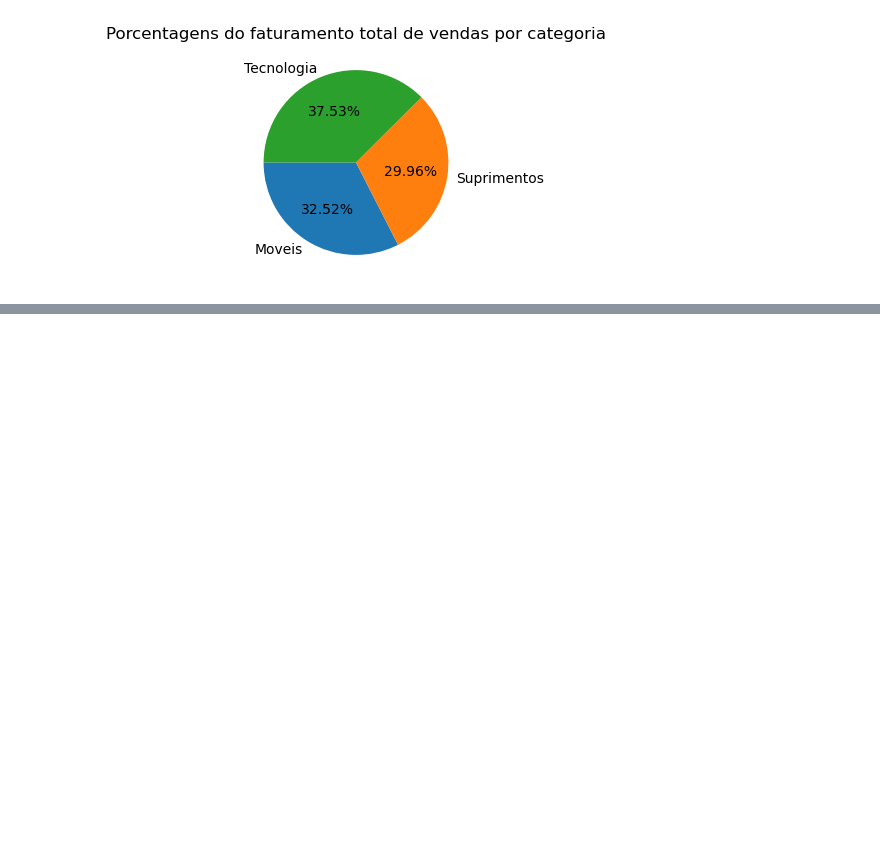
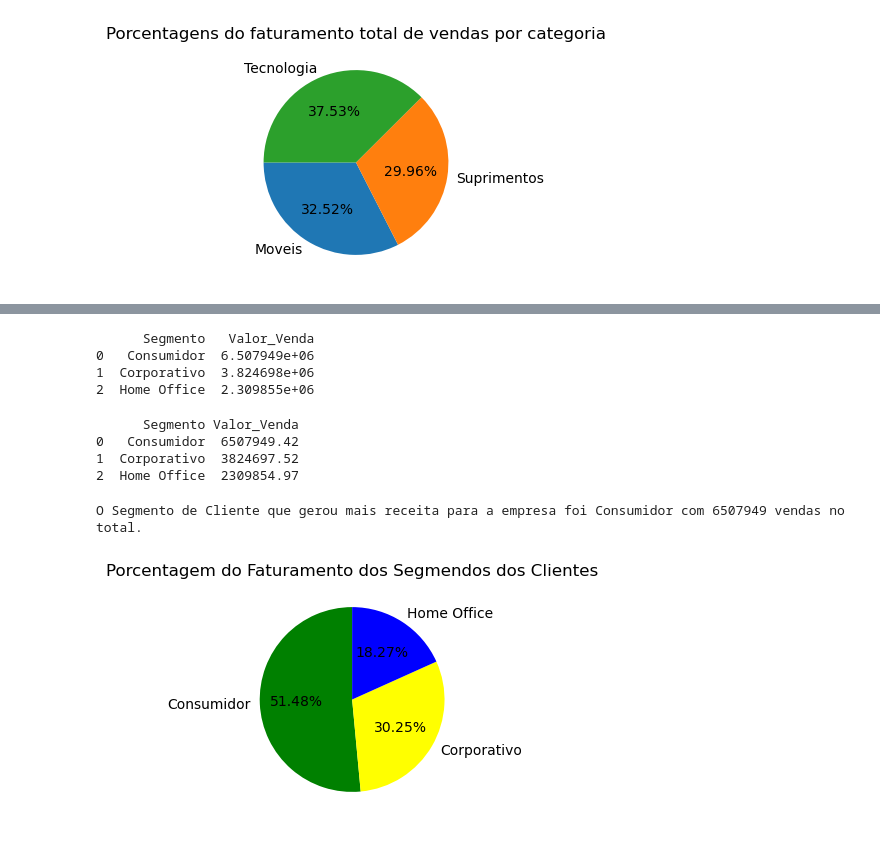
Before and after one commit to alex-pinheiro-filho/analise-desempenho-vendas, a Jupyter notebook: Projeto-Analise-Desempenho.ipynb, the cells around one changed output, grey strips where cells are left out. Cells and saved outputs as stored; diff of their text form; code cells hidden in the pictures; blank space fills up the shorter version.

```diff
--- a/Projeto-Analise-Desempenho.ipynb
+++ b/Projeto-Analise-Desempenho.ipynb
@@ -23,6 +22,6 @@ Note: you may need to restart the kernel to use updated packages.
 import pandas as pd
 # %%
 # Carregando dados
-dados = pd.read_csv(r'C:\Users\alexf\OneDrive\Área de Trabalho\Portfolio\Projeto1-JN-Python\projeto01.csv', delimiter=';')
+df = pd.read_csv(r'C:\Users\alexf\OneDrive\Área de Trabalho\Portfolio\Projeto1-JN-Python\projeto01.csv', delimiter=';')
 # %%
 # Visualizando as primeiras linhas dos dados
@@ -68,10 +67,10 @@ print(dados['Valor_Venda'].unique())
 ['2309,65' '3709,395' '5175,171' ... '20,416' '1,624' '0,444']
 # %%
 # Substituir as vírgulas por pontos e converter para tipo float
-dados['Valor_Venda'] = dados['Valor_Venda'].str.replace(',', '.').astype(float)
+df['Valor_Venda'] = df['Valor_Venda'].replace(',', '.').astype(float)
 
 # Verificando novamente os tipos de dados
-print(dados.info())
+print(df.info())
 # %% [output]
 <class 'pandas.core.frame.DataFrame'>
 RangeIndex: 51290 entries, 0 to 51289
@@ -219,0 +231,20 @@ plt.show()
+# %%
+# Identificando os valores de venda para cada segmento
+receita_por_segmento = df.groupby('Segmento').agg({'Valor_Venda': 'sum'}).reset_index()
+print(receita_por_segmento)
+# %% [output]
+      Segmento   Valor_Venda
+0   Consumidor  6.507949e+06
+1  Corporativo  3.824698e+06
+2  Home Office  2.309855e+06
+# %%
+# Formatando os valores de 'Valor_Venda' para evitar a notação científica
+receita_por_segmento['Valor_Venda'] = receita_por_segmento['Valor_Venda'].map('{:.2f}'.format)
+# %%
+# Vendas para cada segmento
+print(receita_por_segmento)
+# %% [output]
+      Segmento Valor_Venda
+0   Consumidor  6507949.42
+1  Corporativo  3824697.52
+2  Home Office  2309854.97
@@ -219,0 +256,13 @@ plt.show()
+# %%
+print("O Segmento de Cliente que gerou mais receita para a empresa foi", segmento_maior_receita, "com", vendas_segmento_maior, "vendas no total.")
+# %% [output]
+O Segmento de Cliente que gerou mais receita para a empresa foi Consumidor com 6507949 vendas no total.
+# %%
+# Demonstração usando Pie Plot
+cores = ['green', 'yellow', 'blue']
+plt.figure(figsize=(6, 3))
+plt.pie(receita_por_segmento['Valor_Venda'], labels=receita_por_segmento['Segmento'], autopct='%1.2f%%', startangle=90, colors=cores)
+plt.title('Porcentagem do Faturamento dos Segmendos dos Clientes')
+plt.show()
+# %% [output]
+[figure, added]
```
Also changed, not shown: parts of 22 cells of this notebook.
